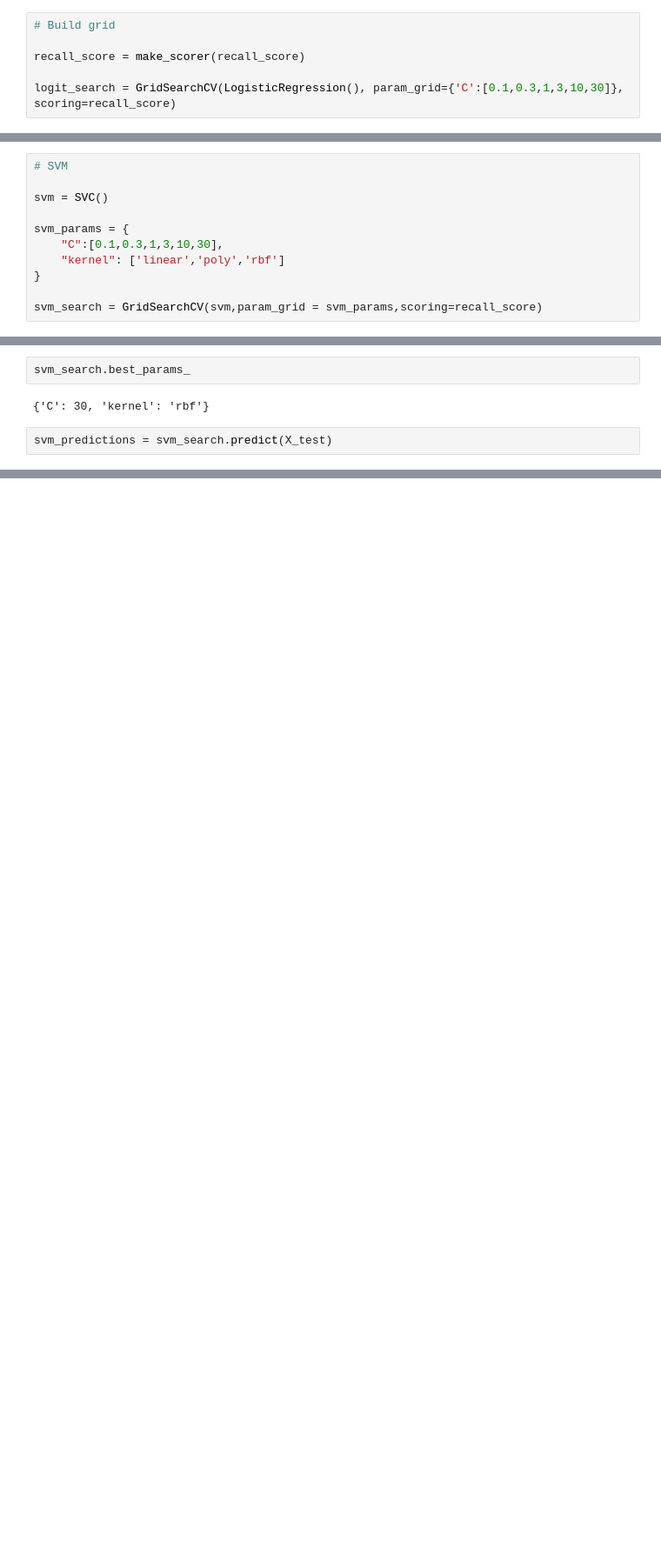
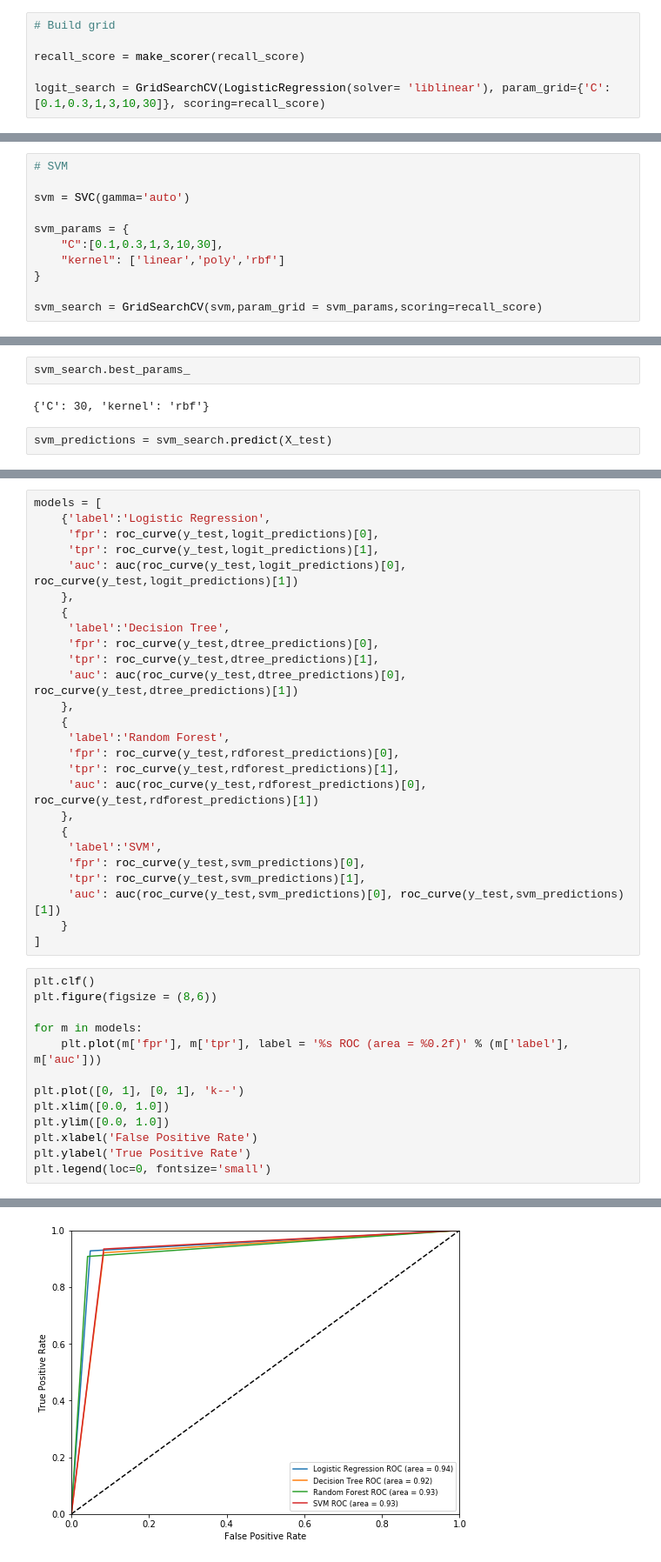
Before and after one commit to oyuan124/credit-card-fraud, a Jupyter notebook: Credit Card Fraud Detection.ipynb, the cells around one changed output, grey strips where cells are left out. Shown: that part at 87% size. Cells and saved outputs as stored; diff of their text form; blank space fills up the shorter version.

```diff
--- a/Credit Card Fraud Detection.ipynb
+++ b/Credit Card Fraud Detection.ipynb
@@ -161,7 +161,7 @@ Usually we use accuracy, precision and recall to evaluate a classification model
 
 recall_score = make_scorer(recall_score)
 
-logit_search = GridSearchCV(LogisticRegression(), param_grid={'C':[0.1,0.3,1,3,10,30]}, scoring=recall_score)
+logit_search = GridSearchCV(LogisticRegression(solver= 'liblinear'), param_grid={'C':[0.1,0.3,1,3,10,30]}, scoring=recall_score)
 # %%
 # Find the best model based on recall
 
@@ -298,7 +323,7 @@ avg / total       0.94      0.94      0.94       296
 # %%
 # SVM
 
-svm = SVC()
+svm = SVC(gamma='auto')
 
 svm_params = {
     "C":[0.1,0.3,1,3,10,30],
@@ -335,0 +376,40 @@ avg / total       0.93      0.93      0.93       296
+# %%
+models = [
+    {'label':'Logistic Regression',
+     'fpr': roc_curve(y_test,logit_predictions)[0],
+     'tpr': roc_curve(y_test,logit_predictions)[1],
+     'auc': auc(roc_curve(y_test,logit_predictions)[0], roc_curve(y_test,logit_predictions)[1])
+    },
+    {
+     'label':'Decision Tree',
+     'fpr': roc_curve(y_test,dtree_predictions)[0],
+     'tpr': roc_curve(y_test,dtree_predictions)[1],
+     'auc': auc(roc_curve(y_test,dtree_predictions)[0], roc_curve(y_test,dtree_predictions)[1])
+    },
+    {
+     'label':'Random Forest',
+     'fpr': roc_curve(y_test,rdforest_predictions)[0],
+     'tpr': roc_curve(y_test,rdforest_predictions)[1],
+     'auc': auc(roc_curve(y_test,rdforest_predictions)[0], roc_curve(y_test,rdforest_predictions)[1])
+    },
+    {
+     'label':'SVM',
+     'fpr': roc_curve(y_test,svm_predictions)[0],
+     'tpr': roc_curve(y_test,svm_predictions)[1],
+     'auc': auc(roc_curve(y_test,svm_predictions)[0], roc_curve(y_test,svm_predictions)[1])
+    }
+]
+# %%
+plt.clf()
+plt.figure(figsize = (8,6))
+
+for m in models:
+    plt.plot(m['fpr'], m['tpr'], label = '%s ROC (area = %0.2f)' % (m['label'], m['auc']))
+
+plt.plot([0, 1], [0, 1], 'k--')
+plt.xlim([0.0, 1.0])
+plt.ylim([0.0, 1.0])
+plt.xlabel('False Positive Rate')
+plt.ylabel('True Positive Rate')
+plt.legend(loc=0, fontsize='small')
+# %% [output]
@@ -335,0 +418 @@ avg / total       0.93      0.93      0.93       296
+[figure, added]
```
Also changed, not shown: parts of 36 cells of this notebook.
